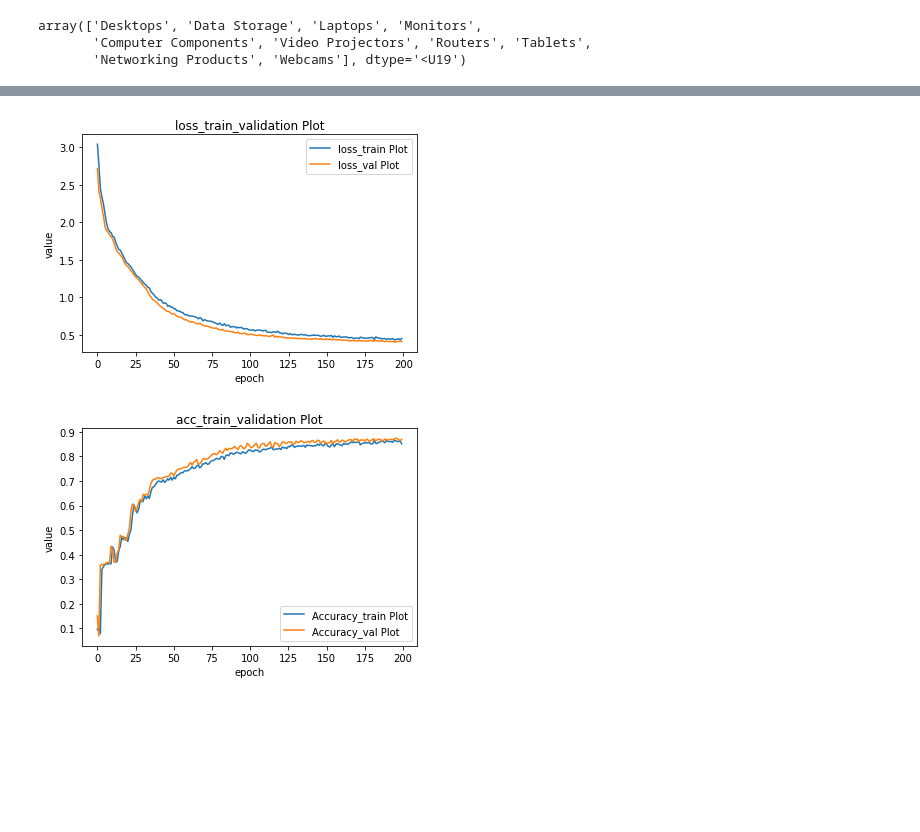
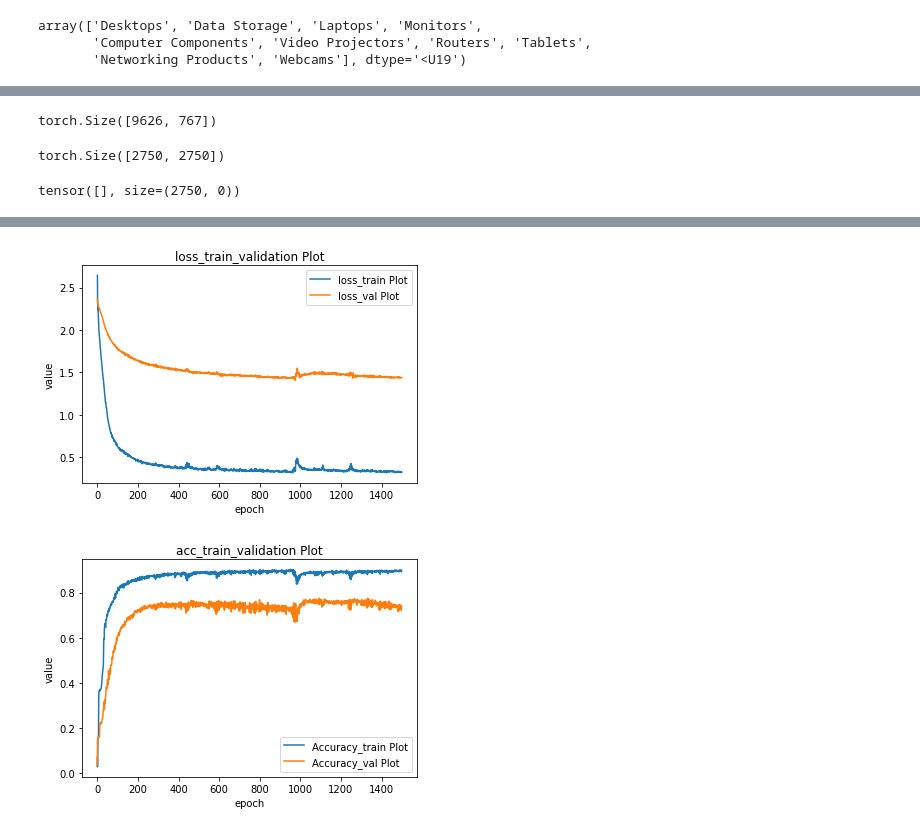
Before and after one commit to vahidseydi/GCN, a Jupyter notebook: GCN_secondStep.ipynb, the cells around one changed output, grey strips where cells are left out. Saved outputs shown, nothing was run; the diff lists cells and outputs as text; code cells hidden in the pictures; blank space fills up the shorter version.

```diff
--- a/GCN_secondStep.ipynb
+++ b/GCN_secondStep.ipynb
@@ -113,3 +138,15 @@ adj, features, labels, idx_train, idx_val, idx_test = load_data()
+# %%
+features[idx_train].shape
+# %% [output]
+torch.Size([9626, 767])
+# %%
+adj[idx_val[0]:int(idx_val[-1])+1,idx_val[0]:int(idx_val[-1])+1].shape
+# %% [output]
+torch.Size([2750, 2750])
+# %%
+features[idx_val[0]:int(idx_val[-1])+1,idx_val[0]:int(idx_val[-1])+1]
+# %% [output]
+tensor([], size=(2750, 0))
 # %%
 #layers
 
@@ -129,10 +166,11 @@ class GraphConvolution(Module):
     Simple GCN layer, similar to https://arxiv.org/abs/1609.02907
     """
 
-    def __init__(self, in_features, out_features, bias=True):
+    def __init__(self, in_features ,out_features, bias=True):
         super(GraphConvolution, self).__init__()
         self.in_features = in_features
         self.out_features = out_features
+
         self.weight = Parameter(torch.FloatTensor(in_features, out_features))
         if bias:
             self.bias = Parameter(torch.FloatTensor(out_features))
@@ -146,20 +184,15 @@ class GraphConvolution(Module):
         if self.bias is not None:
             self.bias.data.uniform_(-stdv, stdv)
 
-    def forward(self, input, adj):
+    def forward(self, input, input_adj):
         support = torch.mm(input, self.weight)
 
         #Sparse matrix multiplication=spmm
-        output = torch.spmm(adj, support)
+        output = torch.spmm(input_adj, support)
         if self.bias is not None:
             return output + self.bias
         else:
             return output
-
-    def __repr__(self):
-        return self.__class__.__name__ + ' (' \
-               + str(self.in_features) + ' -> ' \
-               + str(self.out_features) + ') '
 # %%
 #models
 import torch.nn as nn
@@ -176,10 +209,10 @@ class GCN(nn.Module):
 
         self.dropout = dropout
 
-    def forward(self, x, adj):
-        x = F.relu(self.gc1(x, adj))
+    def forward(self, x, input_adj):
+        x = F.relu(self.gc1(x, input_adj))
         x = F.dropout(x, self.dropout, training=self.training)
-        x = self.gc2(x, adj)
+        x = self.gc2(x, input_adj)
         return F.log_softmax(x, dim=1)
 # %%
 #train
@@ -205,7 +238,7 @@ parser.add_argument('--no-cuda', action='store_true', default=False,
 parser.add_argument('--fastmode', action='store_true', default=False,
                     help='Validate during training pass.')
 parser.add_argument('--seed', type=int, default=42, help='Random seed.')
-parser.add_argument('--epochs', type=int, default=200,
+parser.add_argument('--epochs', type=int, default=1500,
                     help='Number of epochs to train.')
 parser.add_argument('--lr', type=float, default=0.01,
                     help='Initial learning rate.')
@@ -236,7 +269,7 @@ adj, features, labels, idx_train, idx_val, idx_test = load_data()
 # Model and optimizer
 model = GCN(nfeat=features.shape[1],
             nhid=args.hidden,
-            nclass=10,
+            nclass=class_names.size,
             dropout=args.dropout)
 optimizer = optim.Adam(model.parameters(),
                        lr=args.lr, weight_decay=args.weight_decay)
@@ -260,9 +293,10 @@ if args.cuda:
 def test():
     ## Turn on evaluation mode which disables dropout.
     model.eval()
-    output = model(features, adj)
-    loss_test = F.nll_loss(output[idx_test], labels[idx_test])
-    acc_test = accuracy(output[idx_test], labels[idx_test])
+    output = model(features[idx_test[0]:int(idx_test[-1])+1,:]
+                   ,adj[idx_test[0]:int(idx_test[-1])+1,idx_test[0]:int(idx_test[-1])+1])
+    loss_test = F.nll_loss(output, labels[idx_test])
+    acc_test = accuracy(output, labels[idx_test])
     print("Test set results:",
           "loss= {:.4f}".format(loss_test.item()),
           "accuracy= {:.4f}".format(acc_test.item()))
@@ -270,9 +304,9 @@ def test():
 def train(epoch):
   model.train()
   optimizer.zero_grad()
-  output = model(features, adj)
-  loss_train = F.nll_loss(output[idx_train], labels[idx_train])
-  acc_train = accuracy(output[idx_train], labels[idx_train])
+  output = model(features[idx_train],adj[:int(idx_train[-1]+1),:int(idx_train[-1])+1])
+  loss_train = F.nll_loss(output, labels[idx_train])
+  acc_train = accuracy(output, labels[idx_train])
   # Computing the gradients necessary to adjust the weights
   loss_train.backward()
   # Updating the weights of the neural network
@@ -284,9 +318,10 @@ def train(epoch):
     # Evaluate validation set performance separately,
     # deactivates dropout during validation run.
     model.eval()
-    output = model(features, adj)
-  loss_val = F.nll_loss(output[idx_val], labels[idx_val])
-  acc_val = accuracy(output[idx_val], labels[idx_val])
+    output = model(features[idx_val[0]:int(idx_val[-1])+1,:]
+                   , adj[idx_val[0]:int(idx_val[-1])+1,idx_val[0]:int(idx_val[-1])+1])
+  loss_val = F.nll_loss(output, labels[idx_val])
+  acc_val = accuracy(output, labels[idx_val])
   losses_val.append(loss_val.item())
   acc_valid.append(acc_val.item())
 
@@ -331,7 +366,7 @@ print("Optimization Finished!")
 print("Total time elapsed: {:.4f}s".format(time.time() - t_total))
 
 print(model)
-#summary(model,[(13381,767),(13381,13381)])
+
 # Testing
 test()
 # %% [output]
@@ -355,3 +390,3 @@ Epoch: 0200 loss_train: 0.4539 acc_train: 0.8515 loss_val: 0.4125 acc_val: 0.869
-[figure, old version]
+[figure, new version]
-[figure, old version]
+[figure, new version]
 Optimization Finished!
```
Also changed, not shown: parts of 9 cells of this notebook.
